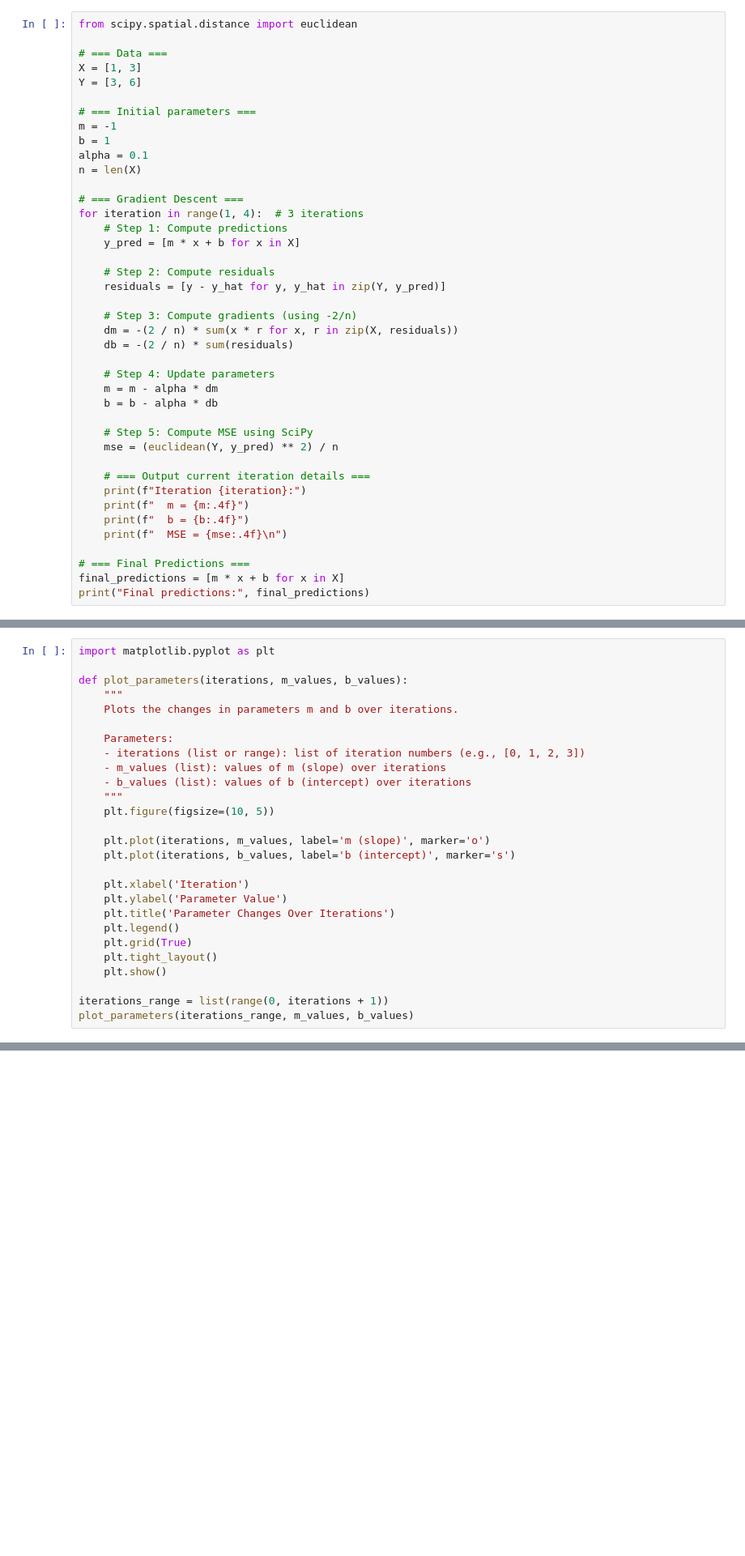
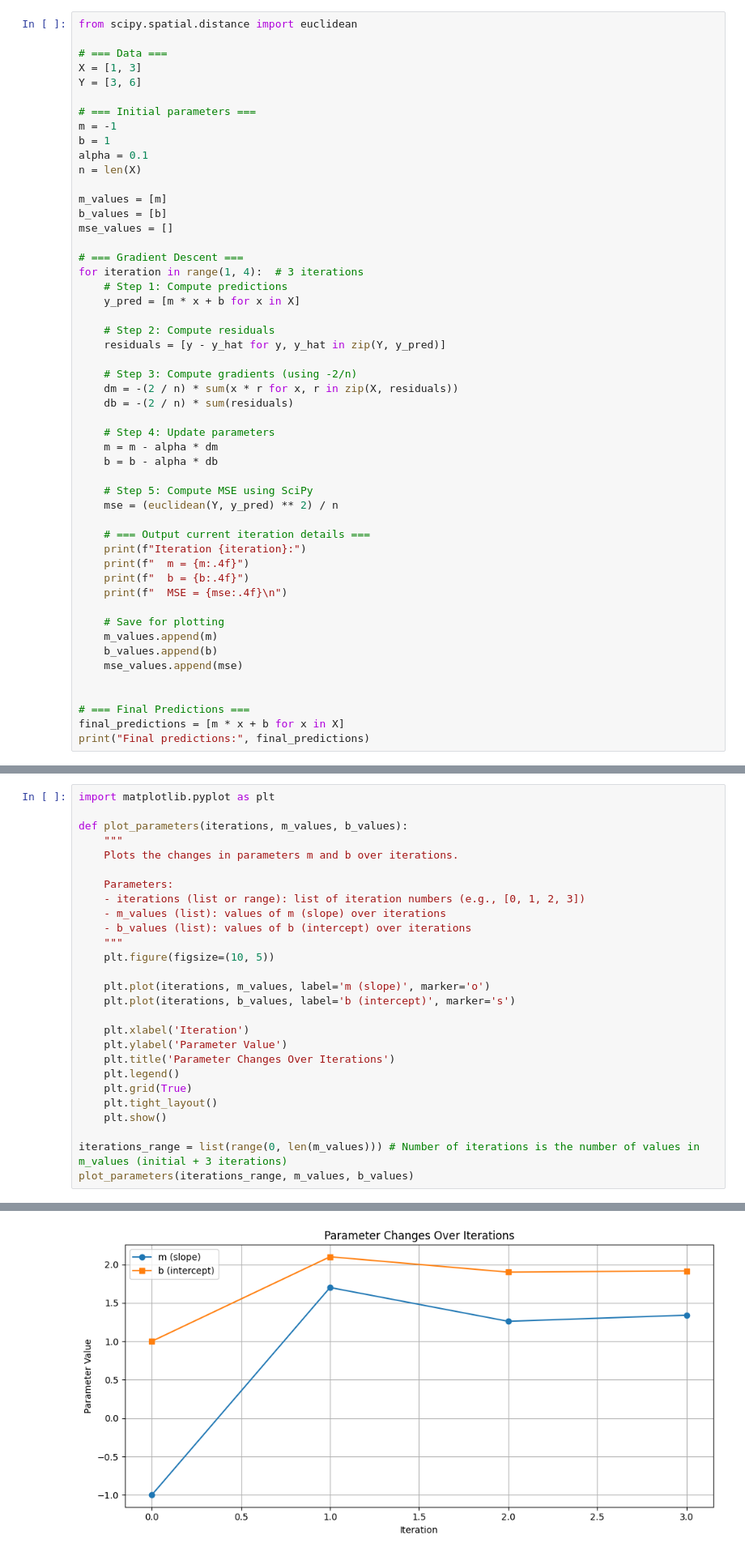
Before and after one commit to Pam-Pam29/Probability-Distributions-Bayesian-Probability-and-Gradient-Descent-Implementation-Group_19, a Jupyter notebook: Probability_Distributions,_Bayesian_Probability,_and_Gradient_Descent_Implementation_Group_19.ipynb, the cells around one changed output, grey strips where cells are left out. Shown at 81% size. Cells and saved outputs as stored; diff of their text form; blank space fills up the shorter version.

Commit message:
Made channges to the Parameter Changes Over Iterations plot

```diff
--- a/Probability_Distributions,_Bayesian_Probability,_and_Gradient_Descent_Implementation_Group_19.ipynb
+++ b/Probability_Distributions,_Bayesian_Probability,_and_Gradient_Descent_Implementation_Group_19.ipynb
@@ -272,6 +272,10 @@ m = -1
 b = 1
 alpha = 0.1
 n = len(X)
+
+m_values = [m]
+b_values = [b]
+mse_values = []
 
 # === Gradient Descent ===
 for iteration in range(1, 4):  # 3 iterations
@@ -298,6 +302,12 @@ for iteration in range(1, 4):  # 3 iterations
     print(f"  b = {b:.4f}")
     print(f"  MSE = {mse:.4f}\n")
 
+    # Save for plotting
+    m_values.append(m)
+    b_values.append(b)
+    mse_values.append(mse)
+
+
 # === Final Predictions ===
 final_predictions = [m * x + b for x in X]
 print("Final predictions:", final_predictions)
@@ -343,6 +353,6 @@ def plot_parameters(iterations, m_values, b_values):
     plt.tight_layout()
     plt.show()
 
-iterations_range = list(range(0, iterations + 1))
+iterations_range = list(range(0, len(m_values))) # Number of iterations is the number of values in m_values (initial + 3 iterations)
 plot_parameters(iterations_range, m_values, b_values)
 # %% [output]
@@ -350,3 +359,4 @@ TypeError: can only concatenate list (not "int") to list
+[figure, added]
 # %%
 import matplotlib.pyplot as plt
 
```
Also changed, not shown: parts of 2 cells of this notebook.
